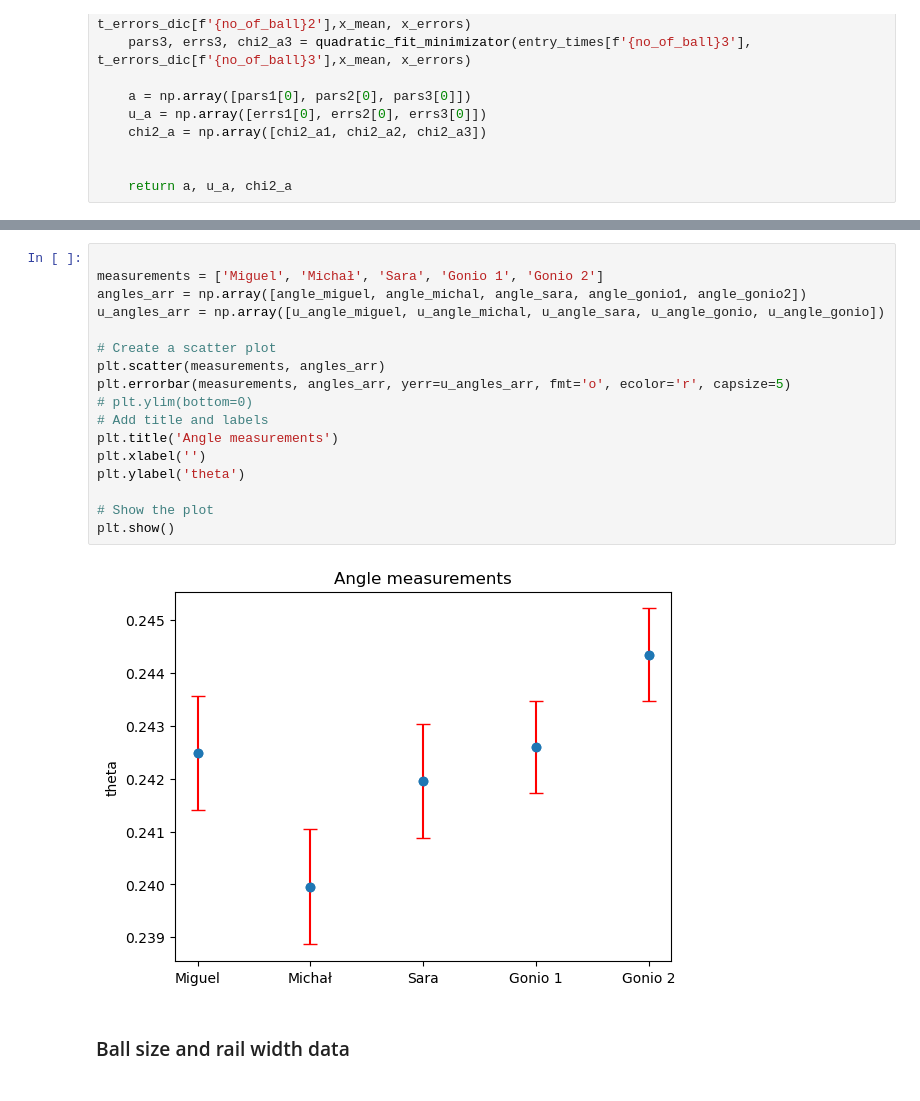
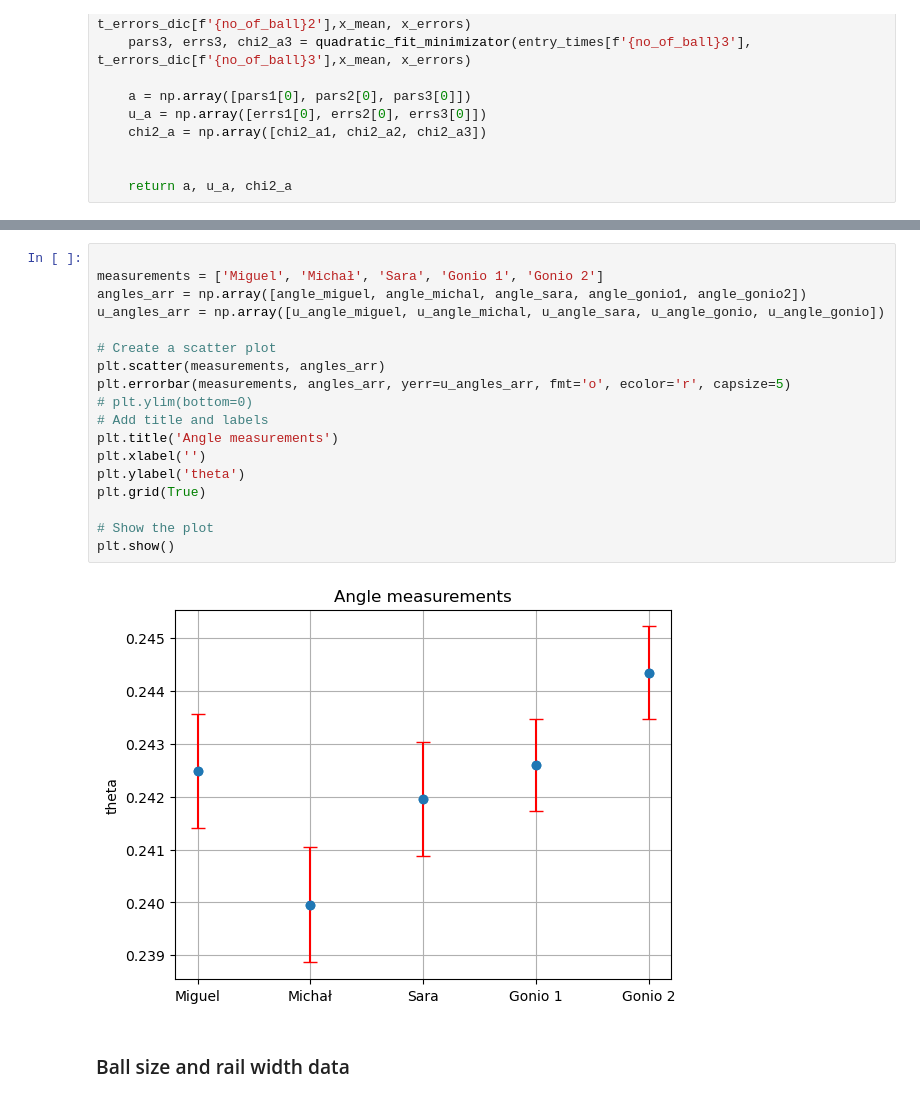
Before and after one commit to miguitarra/AppStats2024, a Jupyter notebook: Plane/incline_clean.ipynb, the cells around one changed output, grey strips where cells are left out. Saved outputs shown, nothing was run; the diff lists cells and outputs as text.

```diff
--- a/Plane/incline_clean.ipynb
+++ b/Plane/incline_clean.ipynb
@@ -371,22 +384,23 @@ Gonio2: alpha = 0.24434609527920614, error = 0.0008726646259971648
 # %%
 
 measurements = ['Miguel', 'Michał', 'Sara', 'Gonio 1', 'Gonio 2']
 angles_arr = np.array([angle_miguel, angle_michal, angle_sara, angle_gonio1, angle_gonio2])
 u_angles_arr = np.array([u_angle_miguel, u_angle_michal, u_angle_sara, u_angle_gonio, u_angle_gonio])
 
 # Create a scatter plot
 plt.scatter(measurements, angles_arr)
 plt.errorbar(measurements, angles_arr, yerr=u_angles_arr, fmt='o', ecolor='r', capsize=5)
 # plt.ylim(bottom=0)
 # Add title and labels
 plt.title('Angle measurements')
 plt.xlabel('')
 plt.ylabel('theta')
+plt.grid(True)
 
 # Show the plot
 plt.show()
 # %% [output]
-[figure, old version]
+[figure, new version]
 # %% [markdown]
 ### Ball size and rail width data
 # %%
```
Also changed, not shown: parts of 22 cells of this notebook.
